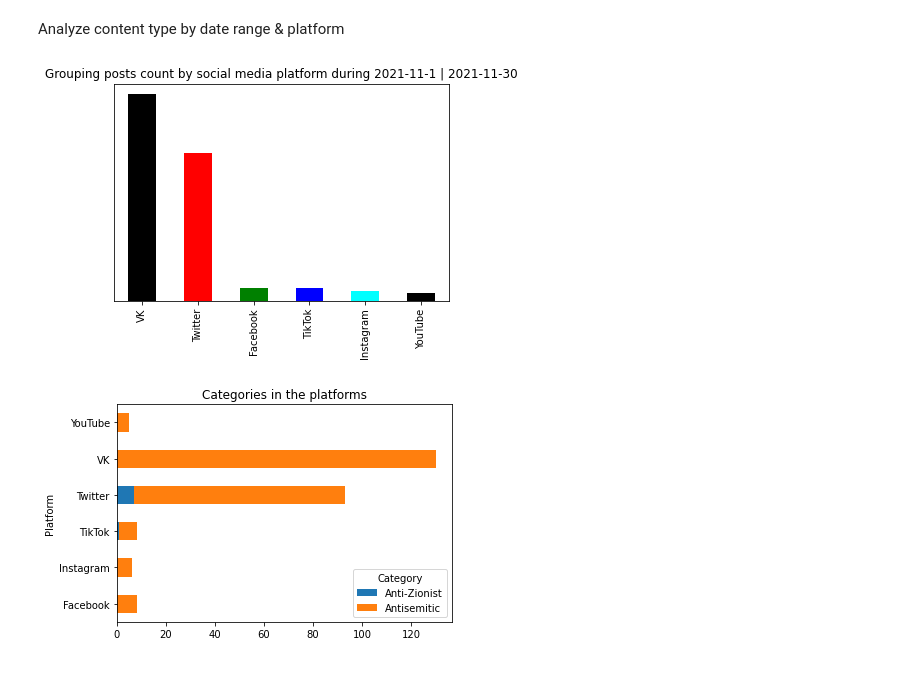
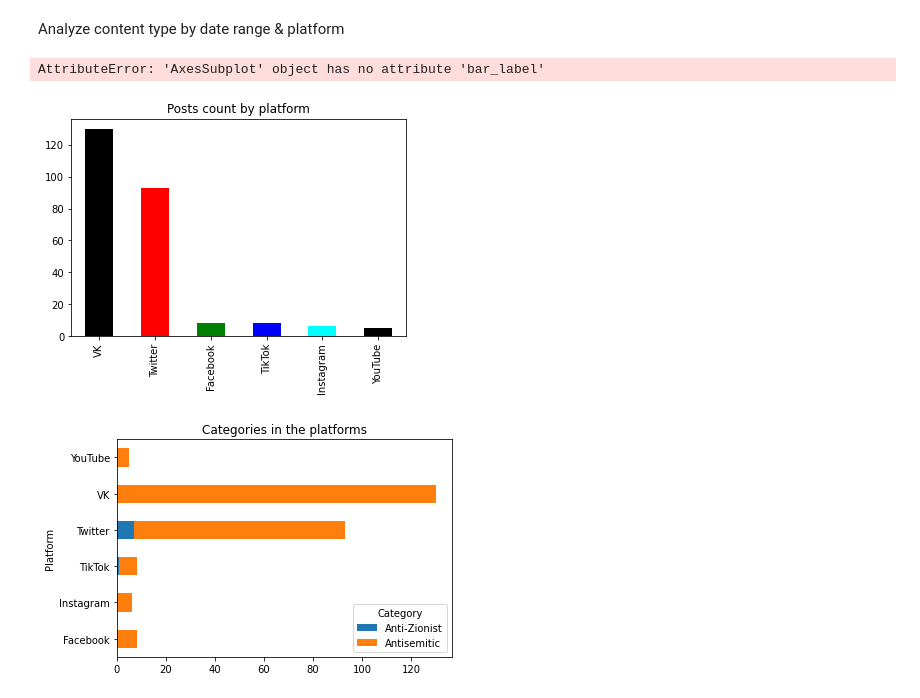
Before and after one commit to zackb124/Data-analysis-project-FOA, a Jupyter notebook: inner organization report/Inner organization report.ipynb, the cells around one changed output. Cells and saved outputs as stored; diff of their text form; code cells hidden in the pictures.

```diff
--- a/inner organization report/Inner organization report.ipynb
+++ b/inner organization report/Inner organization report.ipynb
@@ -79,17 +79,21 @@ Analyze content type by date range & platform
 # %%
 # Count posts for each platform in the data set
 
-posts_in_platforms = new_df["Platform"].value_counts().plot(kind="bar",color=['black', 'red', 'green', 'blue', 'cyan'],title = "Grouping posts count by social media platform during" + " " +  first_day + " "+ "|" + " " + last_day)
+posts_in_platforms = new_df["Platform"].value_counts().plot(kind="bar",color=['black', 'red', 'green', 'blue', 'cyan'],title = "Posts count by platform")
 
-posts_in_platforms.get_yaxis().set_visible(False)
+posts_in_platforms.get_yaxis().set_visible(True)
+
+posts_in_platforms.bar_label(posts_in_platforms.containers[0], label_type='edge')
+
 ###### /\ build a function if possible
 
 plt.savefig("posts_in_platforms.png",dpi='figure',
         bbox_inches= 'tight', pad_inches=0.1,
         facecolor='auto', edgecolor='auto',
         backend=None)
 # %% [output]
+AttributeError: 'AxesSubplot' object has no attribute 'bar_label'
-[figure, old version]
+[figure, new version]
 # %%
 #Mapping the category type through the platforms
 
```
Also changed, not shown: parts of 2 cells of this notebook, 3 other files.
